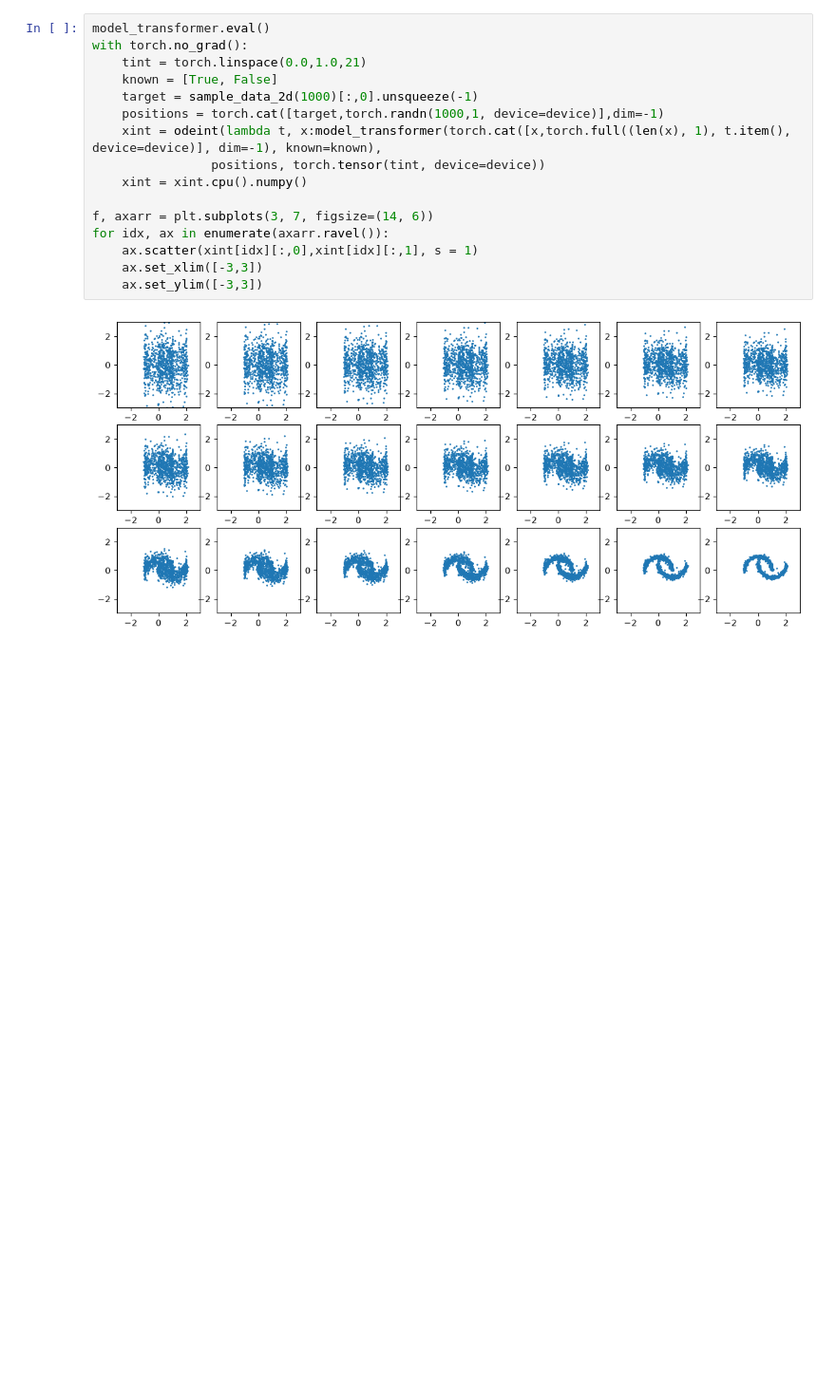
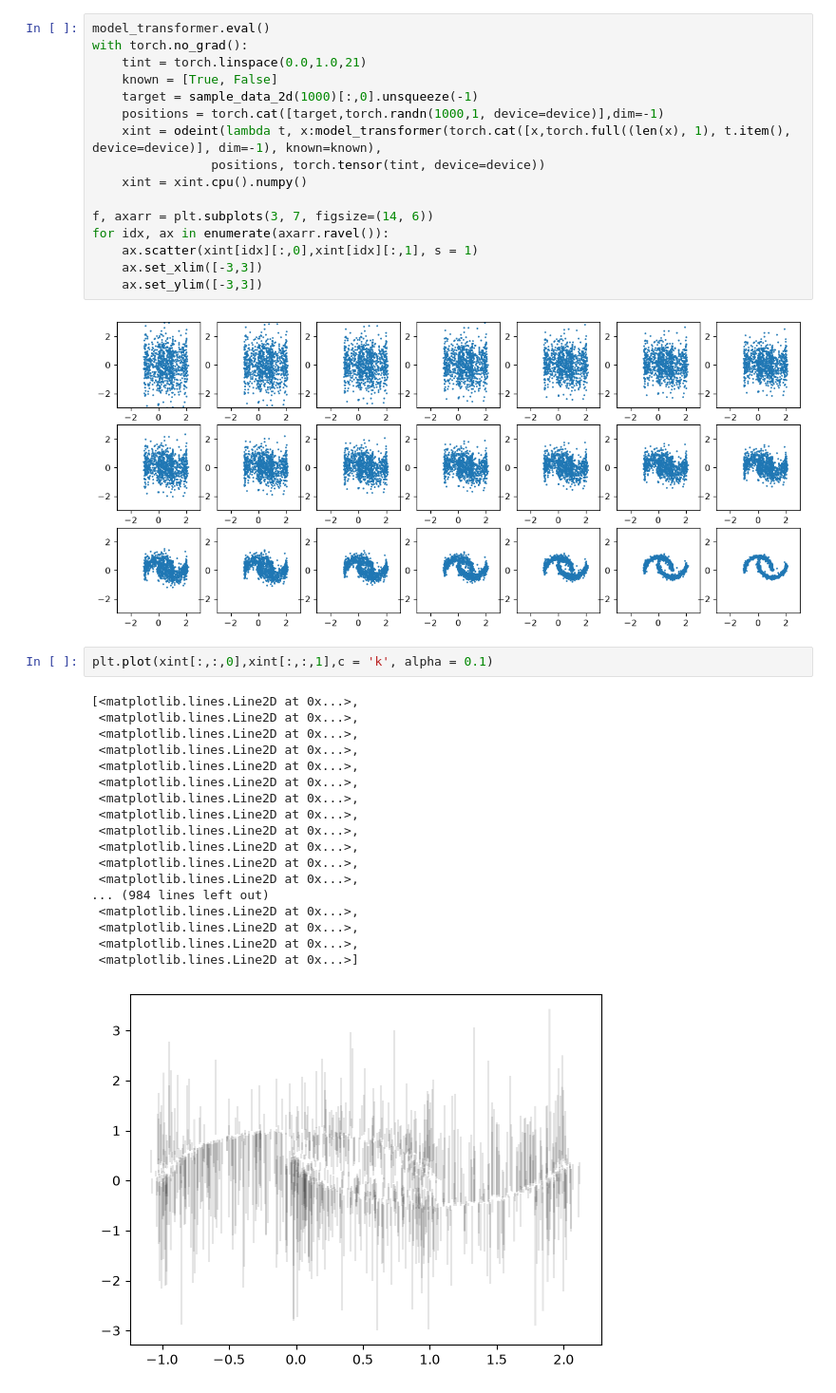
Before and after one commit to yingming-yang/Tests, a Jupyter notebook: FM_test.ipynb, the cells around one changed output. Shown at 95% size. Saved outputs shown, nothing was run; the diff lists cells and outputs as text; blank space fills up the shorter version.

```diff
--- a/FM_test.ipynb
+++ b/FM_test.ipynb
@@ -597,3 +618,24 @@ for idx, ax in enumerate(axarr.ravel()):
     ax.set_ylim([-3,3])
 # %% [output]
 [figure]
+# %%
+plt.plot(xint[:,:,0],xint[:,:,1],c = 'k', alpha = 0.1)
+# %% [output]
+[<matplotlib.lines.Line2D at 0x...>,
+ <matplotlib.lines.Line2D at 0x...>,
+ <matplotlib.lines.Line2D at 0x...>,
+ <matplotlib.lines.Line2D at 0x...>,
+ <matplotlib.lines.Line2D at 0x...>,
+ <matplotlib.lines.Line2D at 0x...>,
+ <matplotlib.lines.Line2D at 0x...>,
+ <matplotlib.lines.Line2D at 0x...>,
+ <matplotlib.lines.Line2D at 0x...>,
+ <matplotlib.lines.Line2D at 0x...>,
+ <matplotlib.lines.Line2D at 0x...>,
+ <matplotlib.lines.Line2D at 0x...>,
+... (984 lines left out)
+ <matplotlib.lines.Line2D at 0x...>,
+ <matplotlib.lines.Line2D at 0x...>,
+ <matplotlib.lines.Line2D at 0x...>,
+ <matplotlib.lines.Line2D at 0x...>]
+[figure, added]
```
Also changed, not shown: parts of 2 cells of this notebook.
